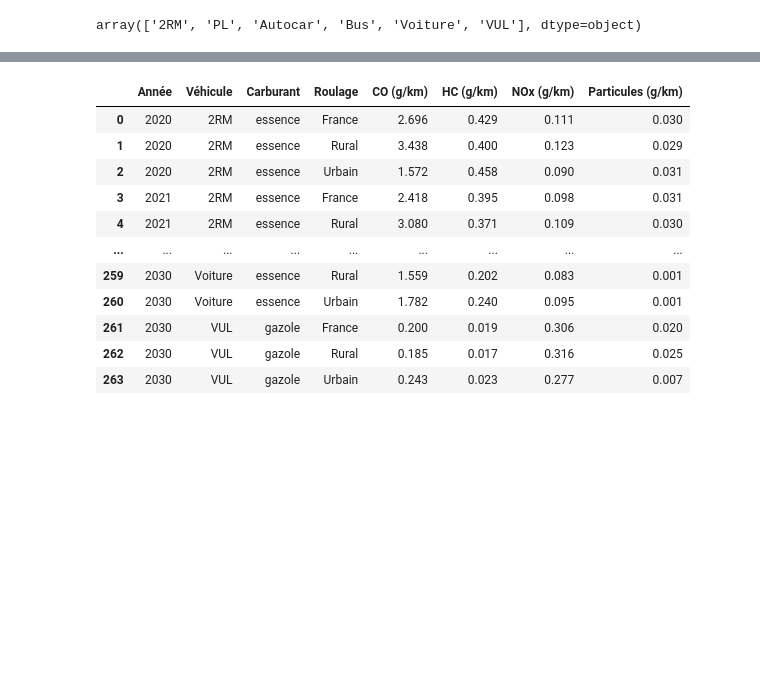
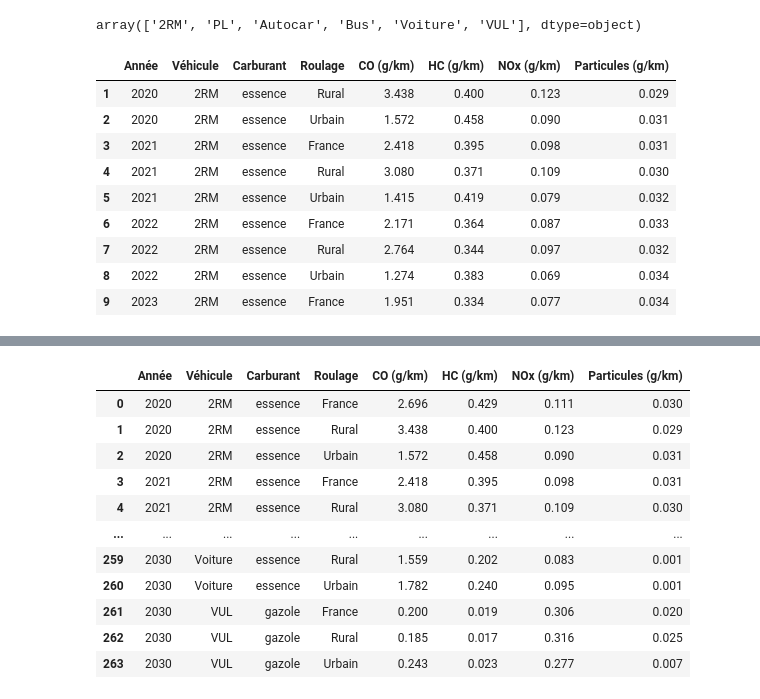
Before and after one commit to antoine-palazz/PyCar, a Jupyter notebook: notebooks/EDA_pollution_transports.ipynb, the cells around one changed output, grey strips where cells are left out. Cells and saved outputs as stored; diff of their text form; code cells hidden in the pictures; blank space fills up the shorter version.

```diff
--- a/notebooks/EDA_pollution_transports.ipynb
+++ b/notebooks/EDA_pollution_transports.ipynb
@@ -74,3 +76,16 @@ Différents véhicules :
 df['Véhicule'].unique()
 # %% [output]
 array(['2RM', 'PL', 'Autocar', 'Bus', 'Voiture', 'VUL'], dtype=object)
+# %%
+df[1:10]
+# %% [output]
+|  | Année | Véhicule | Carburant | Roulage | CO (g/km) | HC (g/km) | NOx (g/km) | Particules (g/km) |
+| 1 | 2020 | 2RM | essence | Rural | 3.438 | 0.400 | 0.123 | 0.029 |
+| 2 | 2020 | 2RM | essence | Urbain | 1.572 | 0.458 | 0.090 | 0.031 |
+| 3 | 2021 | 2RM | essence | France | 2.418 | 0.395 | 0.098 | 0.031 |
+| 4 | 2021 | 2RM | essence | Rural | 3.080 | 0.371 | 0.109 | 0.030 |
+| 5 | 2021 | 2RM | essence | Urbain | 1.415 | 0.419 | 0.079 | 0.032 |
+| 6 | 2022 | 2RM | essence | France | 2.171 | 0.364 | 0.087 | 0.033 |
+| 7 | 2022 | 2RM | essence | Rural | 2.764 | 0.344 | 0.097 | 0.032 |
+| 8 | 2022 | 2RM | essence | Urbain | 1.274 | 0.383 | 0.069 | 0.034 |
+| 9 | 2023 | 2RM | essence | France | 1.951 | 0.334 | 0.077 | 0.034 |
```
Also changed, not shown: parts of 4 cells of this notebook.
